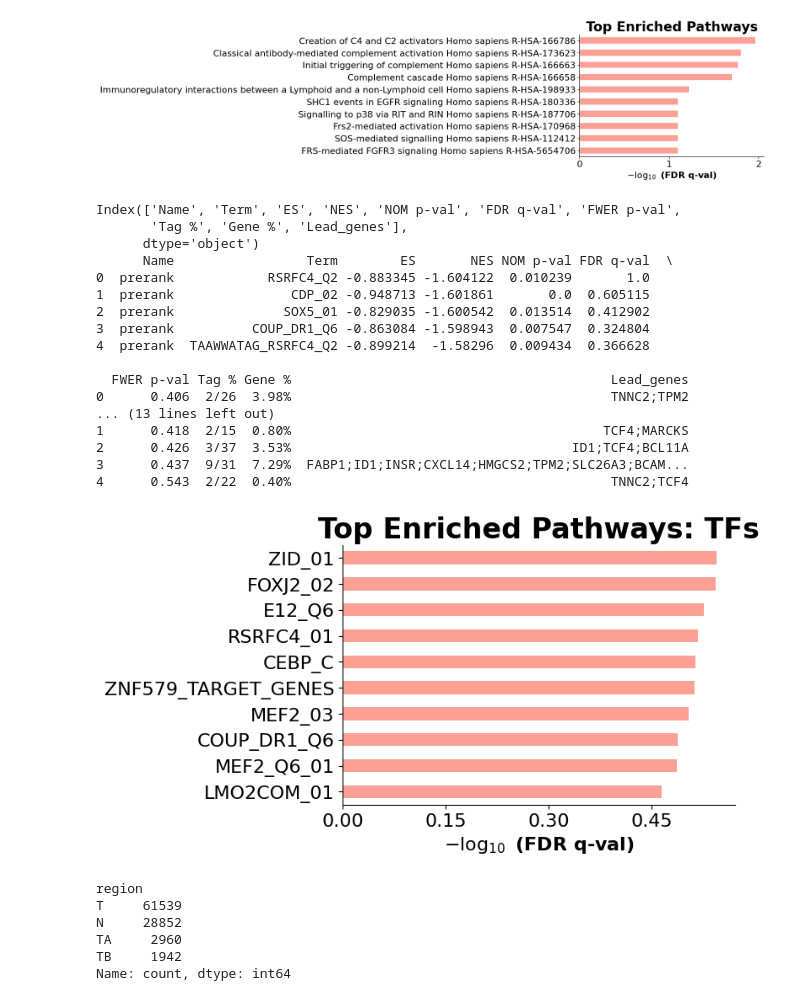
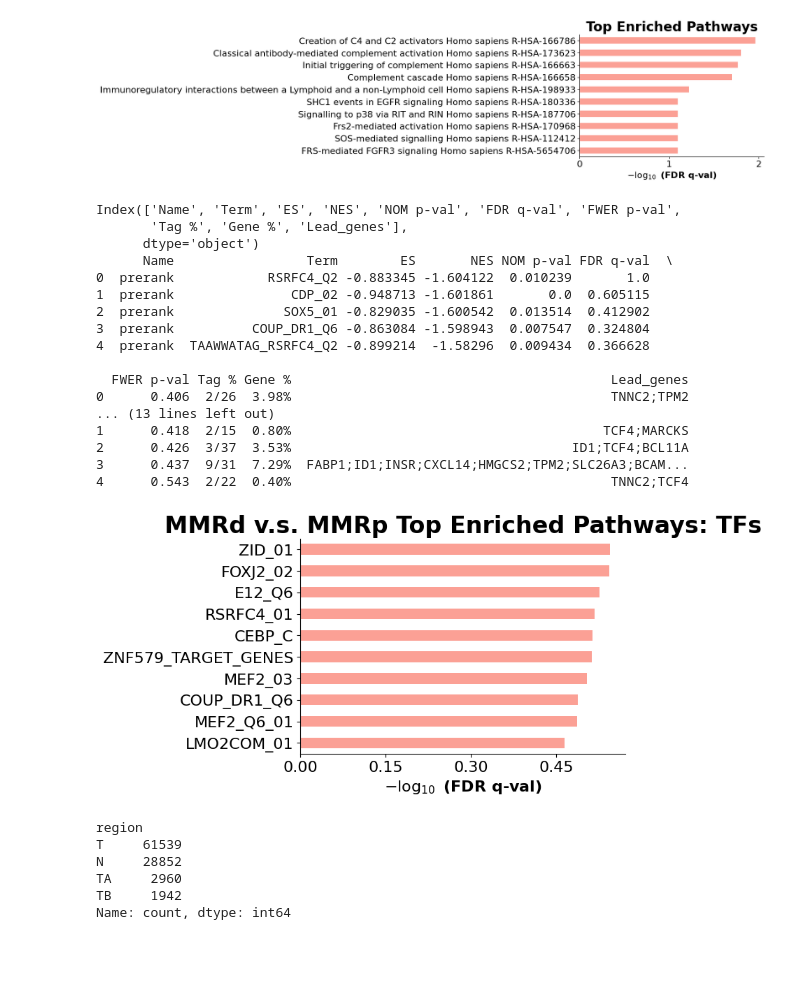
Before and after one commit to dylanmsnyderr/BENG-204, a Jupyter notebook: BENG204_DE_GSEA_TF.ipynb, the cells around one changed output. Drawn from its saved outputs; the diff is of its cells as text; code cells hidden in the pictures; blank space fills up the shorter version.

```diff
--- a/BENG204_DE_GSEA_TF.ipynb
+++ b/BENG204_DE_GSEA_TF.ipynb
@@ -368,6 +368,9 @@ Index(['Name', 'Term', 'ES', 'NES', 'NOM p-val', 'FDR q-val', 'FWER p-val',
 [figure]
 # %%
 # TF Associated with MMRd v.s. MMrp
+
+import gseapy as gp
+import matplotlib.pyplot as plt
 
 gsea_results = gp.prerank(
     rnk="gsea_ranked_genes.rnk",
@@ -382,35 +385,35 @@ print(gsea_results.res2d.head())
 
 # View the results
 print(gsea_results.res2d.head())
 
 # Plot the enrichment results
 gp.barplot(
     gsea_results.res2d,
-    title="Top Enriched Pathways: TFs",
+    title="MMRd v.s. MMRp Top Enriched Pathways: TFs",
     figsize=(6, 4),
     column="FDR q-val",
     cutoff=0.5
 )
 plt.show()
 # %% [output]
 Index(['Name', 'Term', 'ES', 'NES', 'NOM p-val', 'FDR q-val', 'FWER p-val',
        'Tag %', 'Gene %', 'Lead_genes'],
       dtype='object')
       Name                 Term        ES       NES NOM p-val FDR q-val  \
 0  prerank            RSRFC4_Q2 -0.883345 -1.604122  0.010239       1.0
 1  prerank               CDP_02 -0.948713 -1.601861       0.0  0.605115
 2  prerank              SOX5_01 -0.829035 -1.600542  0.013514  0.412902
 3  prerank          COUP_DR1_Q6 -0.863084 -1.598943  0.007547  0.324804
 4  prerank  TAAWWATAG_RSRFC4_Q2 -0.899214  -1.58296  0.009434  0.366628
 
   FWER p-val Tag % Gene %                                         Lead_genes
 0      0.406  2/26  3.98%                                         TNNC2;TPM2
 ... (13 lines left out)
 1      0.418  2/15  0.80%                                        TCF4;MARCKS
 2      0.426  3/37  3.53%                                    ID1;TCF4;BCL11A
 3      0.437  9/31  7.29%  FABP1;ID1;INSR;CXCL14;HMGCS2;TPM2;SLC26A3;BCAM...
 4      0.543  2/22  0.40%                                         TNNC2;TCF4
-[figure, old version]
+[figure, new version]
 # %%
 # Preparing Differential Expression Analysis Between Tumor and Tumor Adjacent Normal
 
```
Also changed, not shown: parts of 2 cells of this notebook.
